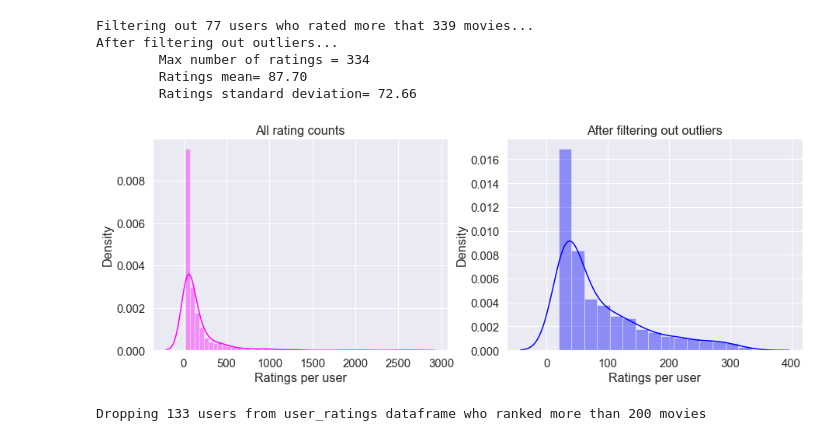
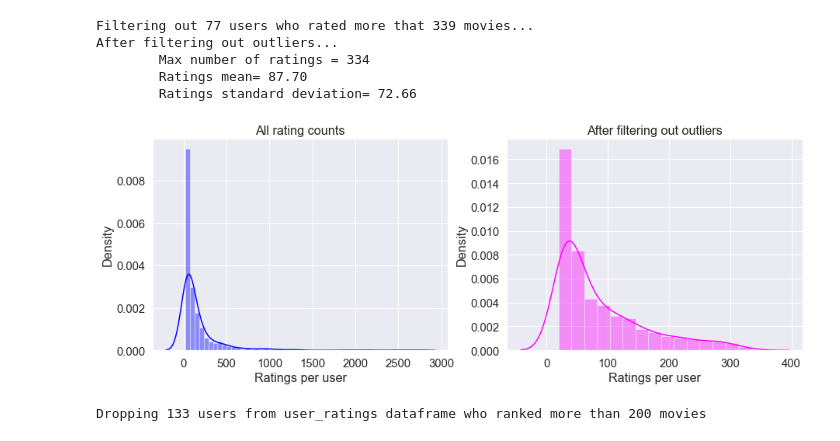
Before and after one commit to israa-alqassem/data_science, a Jupyter notebook: movie_recommendations/Recommend_me_a_movie.ipynb, the cells around one changed output. Saved outputs shown, nothing was run; the diff lists cells and outputs as text; code cells hidden in the pictures.

```diff
--- a/movie_recommendations/Recommend_me_a_movie.ipynb
+++ b/movie_recommendations/Recommend_me_a_movie.ipynb
@@ -119,16 +119,16 @@ After filtering out outliers...
 # %%
 #plt.figure(dpi=620)
 sns.set(font_scale=1.35)
 fig, axs = plt.subplots(1,2,figsize=(15, 5))
-sns.distplot(rating_counts,color='fuchsia',ax=axs[0])
+sns.distplot(rating_counts,color='blue',ax=axs[0])
 axs[0].set_xlabel('Ratings per user')
 axs[0].set_title('All rating counts')
-sns.distplot(filtered_rating_counts,color='blue',ax=axs[1])
+sns.distplot(filtered_rating_counts,color='fuchsia',ax=axs[1])
 axs[1].set_xlabel('Ratings per user')
 axs[1].set_title('After filtering out outliers')
 plt.show()
 # %% [output]
-[figure, old version]
+[figure, new version]
 # %%
 upper_thresh = 200
 rows_before = user_ratings.shape[0]
```
Also changed, not shown: parts of 6 cells of this notebook.
